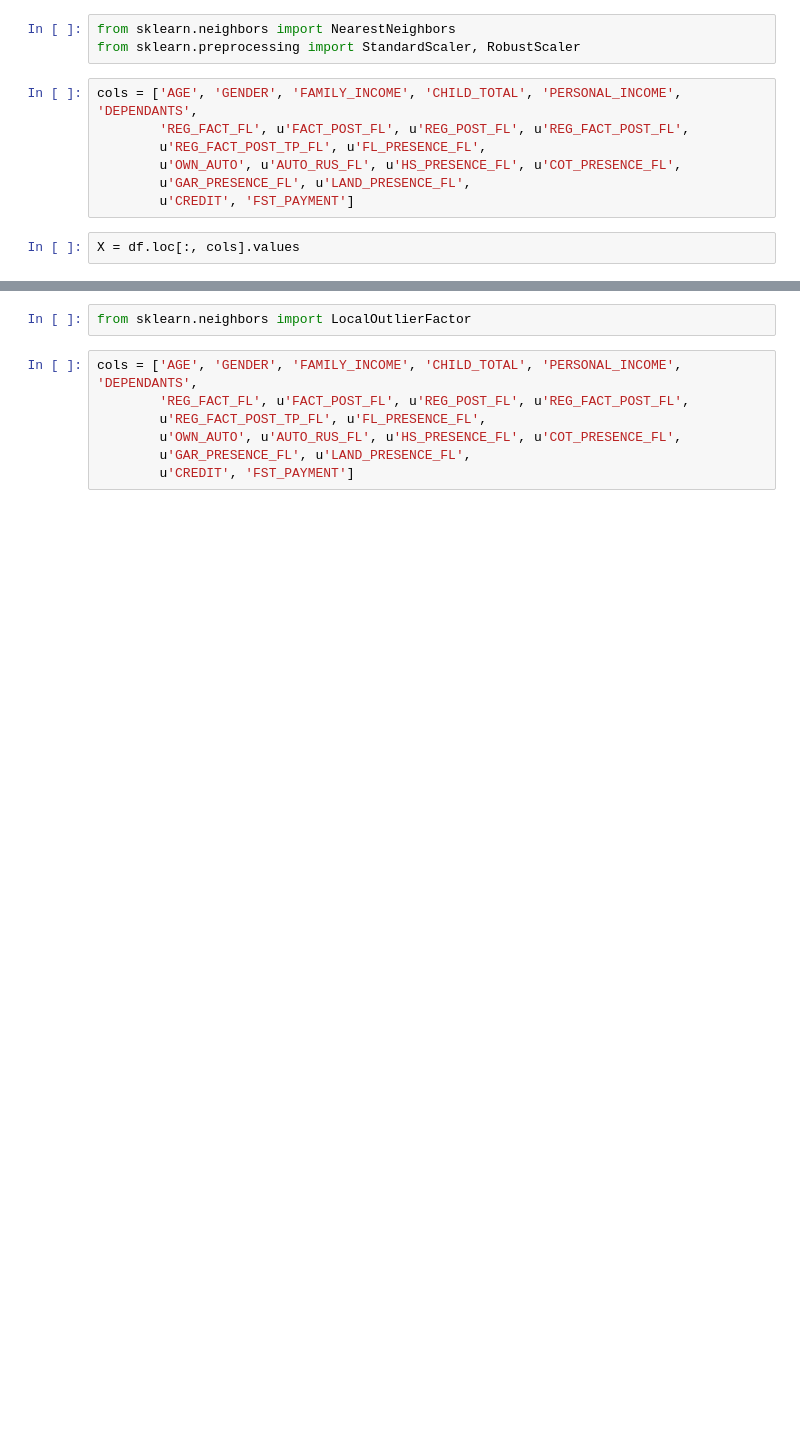
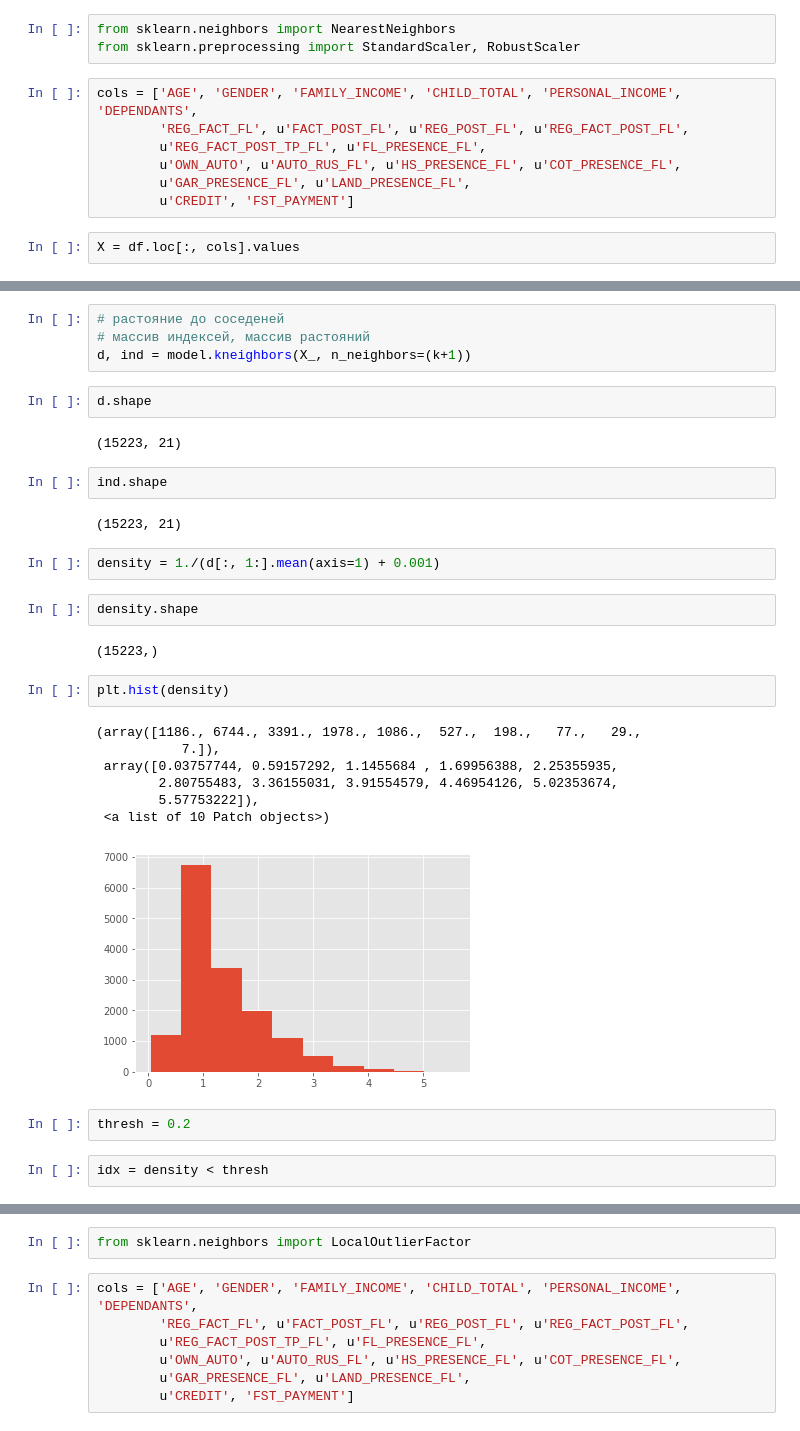
Before and after one commit to ProSerg/SkillFactory, a Jupyter notebook: ML/lessons/lesson6/pipeline-skillfactory.ipynb, the cells around one changed output, grey strips where cells are left out. Cells and saved outputs as stored; diff of their text form; blank space fills up the shorter version.

```diff
--- a/ML/lessons/lesson6/pipeline-skillfactory.ipynb
+++ b/ML/lessons/lesson6/pipeline-skillfactory.ipynb
@@ -166,0 +208,32 @@ model.fit(X_)
+# %%
+# растояние до соседеней
+# массив индексей, массив растояний
+d, ind = model.kneighbors(X_, n_neighbors=(k+1))
+# %%
+d.shape
+# %% [output]
+(15223, 21)
+# %%
+ind.shape
+# %% [output]
+(15223, 21)
+# %%
+density = 1./(d[:, 1:].mean(axis=1) + 0.001)
+# %%
+density.shape
+# %% [output]
+(15223,)
+# %%
+plt.hist(density)
+# %% [output]
+(array([1186., 6744., 3391., 1978., 1086.,  527.,  198.,   77.,   29.,
+           7.]),
+ array([0.03757744, 0.59157292, 1.1455684 , 1.69956388, 2.25355935,
+        2.80755483, 3.36155031, 3.91554579, 4.46954126, 5.02353674,
+        5.57753222]),
+ <a list of 10 Patch objects>)
+[figure, added]
+# %%
+thresh = 0.2
+# %%
+idx = density < thresh
```
Also changed, not shown: parts of 56 cells of this notebook, 1 other file.
